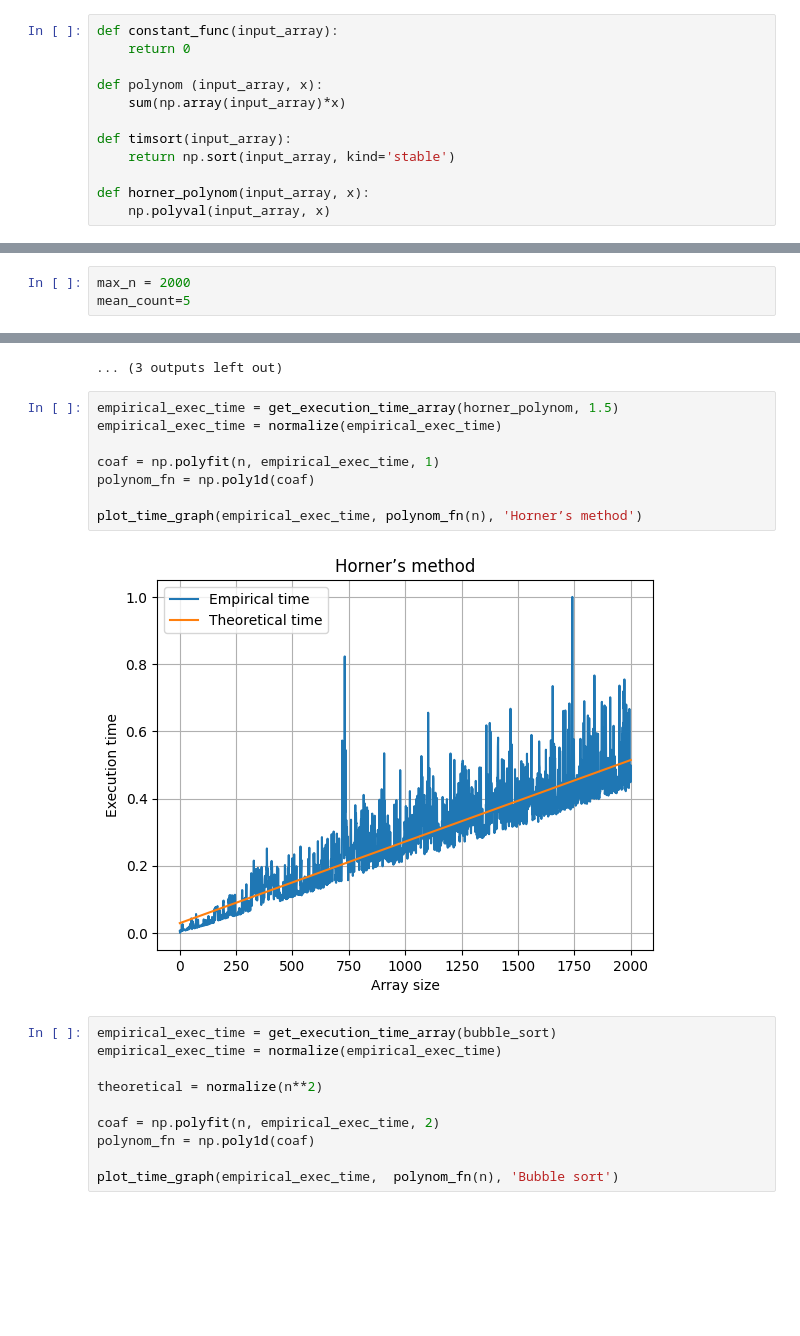
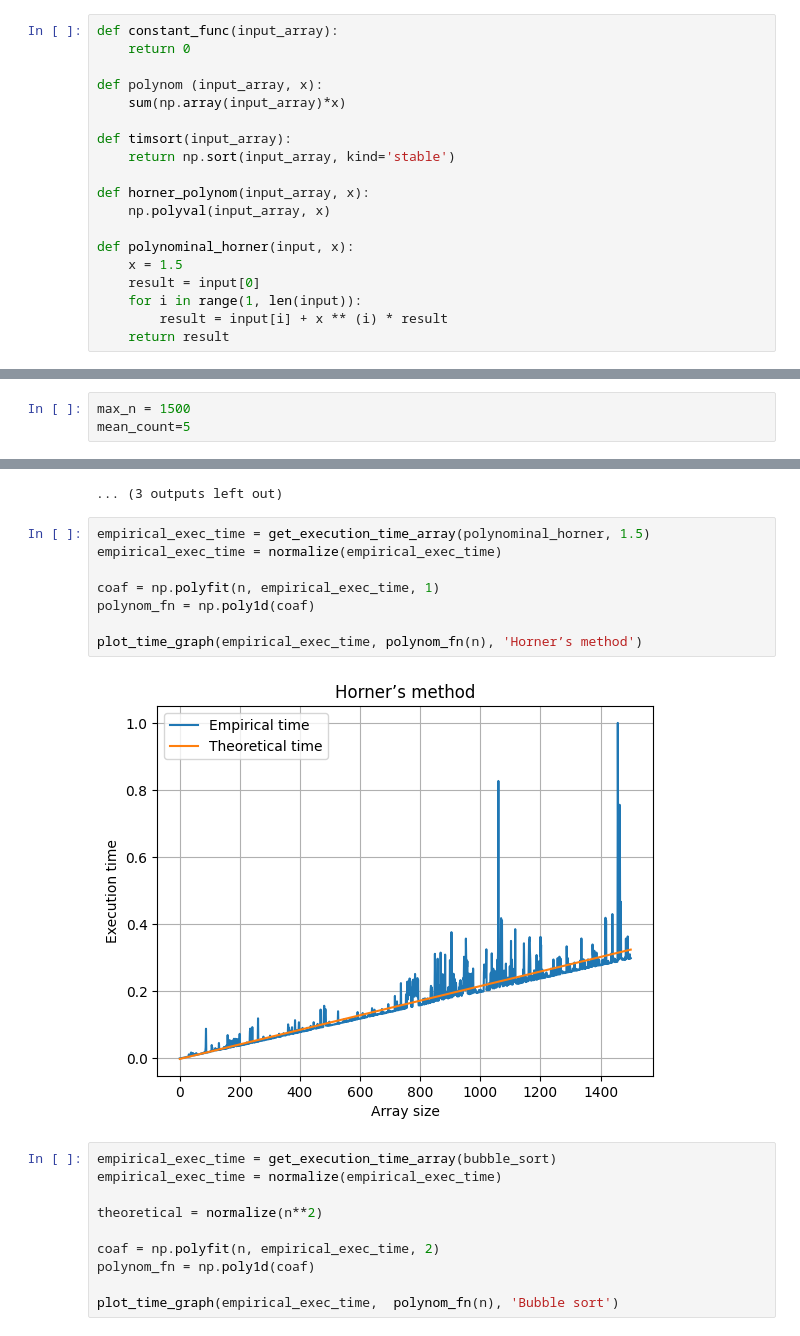
Before and after one commit to RuslanKozlyak/Labs_ITMO, a Jupyter notebook: AandD/LR1.ipynb, the cells around one changed output, grey strips where cells are left out. Saved outputs shown, nothing was run; the diff lists cells and outputs as text; blank space fills up the shorter version.

```diff
--- a/AandD/LR1.ipynb
+++ b/AandD/LR1.ipynb
@@ -27,6 +27,13 @@ def timsort(input_array):
 
 def horner_polynom(input_array, x):
     np.polyval(input_array, x)
+
+def polynominal_horner(input, x):
+    x = 1.5
+    result = input[0]
+    for i in range(1, len(input)):
+        result = input[i] + x ** (i) * result
+    return result
 # %% [markdown]
 ## Min Max Normalization
 # %%
@@ -35,7 +42,7 @@ def normalize(array):
 # %% [markdown]
 ## Setting constants
 # %%
-max_n = 2000
+max_n = 1500
 mean_count=5
 # %% [markdown]
 ## Defining function to get execution time
@@ -352,15 +359,15 @@ inf
 inf
 ... (3 outputs left out)
 # %%
-empirical_exec_time = get_execution_time_array(horner_polynom, 1.5)
+empirical_exec_time = get_execution_time_array(polynominal_horner, 1.5)
 empirical_exec_time = normalize(empirical_exec_time)
 
 coaf = np.polyfit(n, empirical_exec_time, 1)
 polynom_fn = np.poly1d(coaf)
 
 plot_time_graph(empirical_exec_time, polynom_fn(n), 'Horner’s method')
 # %% [output]
-[figure, old version]
+[figure, new version]
 # %%
 empirical_exec_time = get_execution_time_array(bubble_sort)
 empirical_exec_time = normalize(empirical_exec_time)
```
Also changed, not shown: parts of 1 cell of this notebook, 1 other file.
